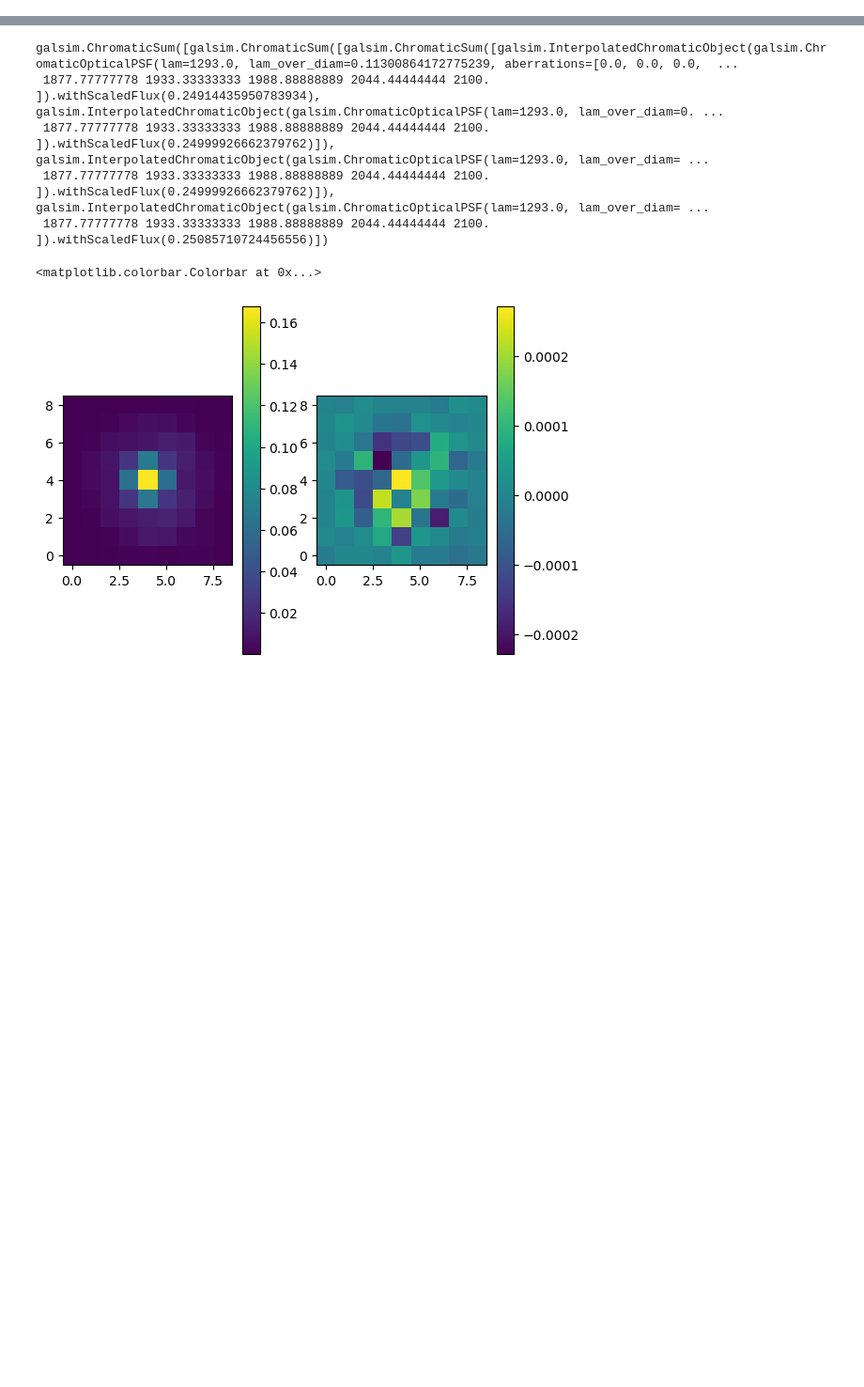
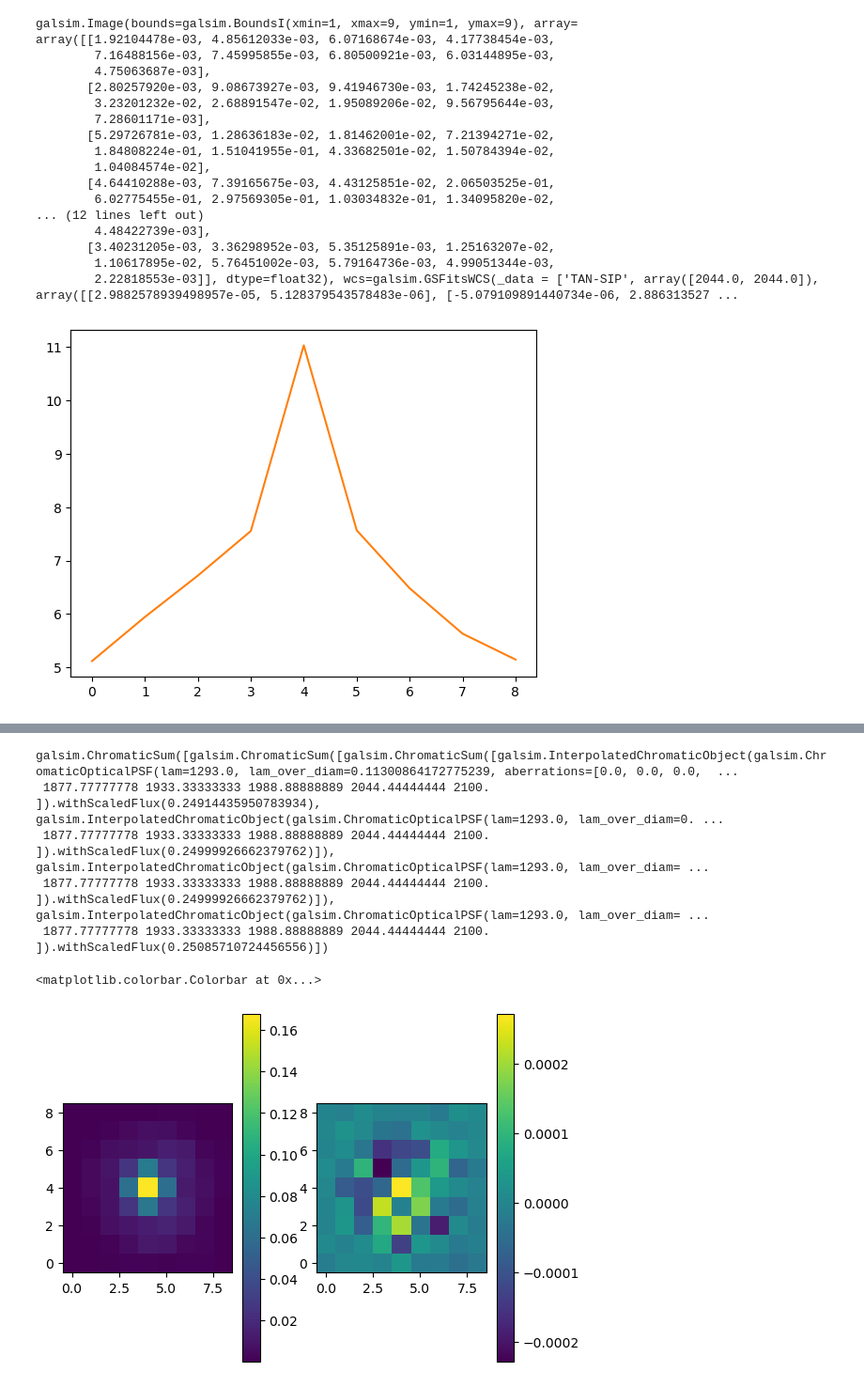
Before and after one commit to Roman-Supernova-PIT/campari, a Jupyter notebook: PSFPhotometryExample.ipynb, the cells around one changed output, grey strips where cells are left out. Shown at 94% size. Cells and saved outputs as stored; diff of their text form; code cells hidden in the pictures; blank space fills up the shorter version.

```diff
--- a/PSFPhotometryExample.ipynb
+++ b/PSFPhotometryExample.ipynb
@@ -305,0 +344,3 @@ KeyboardInterrupt:
+# %%
+df = pd.read_csv(f'/hpc/home/cfm37/rubin_sim_data/sims_sed_library/{sed_path}', compression='gzip', sep = '\s+', skiprows = 1)
+sed = galsim.SED(galsim.LookupTable(df.iloc[:,0].values, df.iloc[:,1].values, interpolant='linear'), wave_type='nm', flux_type='fphotons')
@@ -305,0 +469,23 @@ KeyboardInterrupt:
+# %%
+
+plt.plot(5*i + 100* (stamp.array[:,5] ), label = f'T = {T}', color = f'C{i}')
+red_stamp
+# %% [output]
+galsim.Image(bounds=galsim.BoundsI(xmin=1, xmax=9, ymin=1, ymax=9), array=
+array([[1.92104478e-03, 4.85612033e-03, 6.07168674e-03, 4.17738454e-03,
+        7.16488156e-03, 7.45995855e-03, 6.80500921e-03, 6.03144895e-03,
+        4.75063687e-03],
+       [2.80257920e-03, 9.08673927e-03, 9.41946730e-03, 1.74245238e-02,
+        3.23201232e-02, 2.68891547e-02, 1.95089206e-02, 9.56795644e-03,
+        7.28601171e-03],
+       [5.29726781e-03, 1.28636183e-02, 1.81462001e-02, 7.21394271e-02,
+        1.84808224e-01, 1.51041955e-01, 4.33682501e-02, 1.50784394e-02,
+        1.04084574e-02],
+       [4.64410288e-03, 7.39165675e-03, 4.43125851e-02, 2.06503525e-01,
+        6.02775455e-01, 2.97569305e-01, 1.03034832e-01, 1.34095820e-02,
+... (12 lines left out)
+        4.48422739e-03],
+       [3.40231205e-03, 3.36298952e-03, 5.35125891e-03, 1.25163207e-02,
+        1.10617895e-02, 5.76451002e-03, 5.79164736e-03, 4.99051344e-03,
+        2.22818553e-03]], dtype=float32), wcs=galsim.GSFitsWCS(_data = ['TAN-SIP', array([2044.0, 2044.0]), array([[2.9882578939498957e-05, 5.128379543578483e-06], [-5.079109891440734e-06, 2.886313527 ...
+[figure, added]
```
Also changed, not shown: parts of 8 cells of this notebook, 4 other files.
